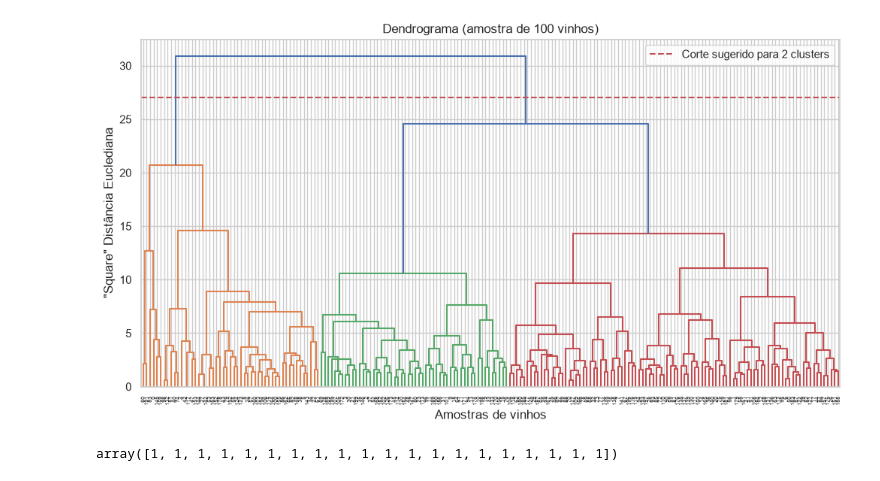
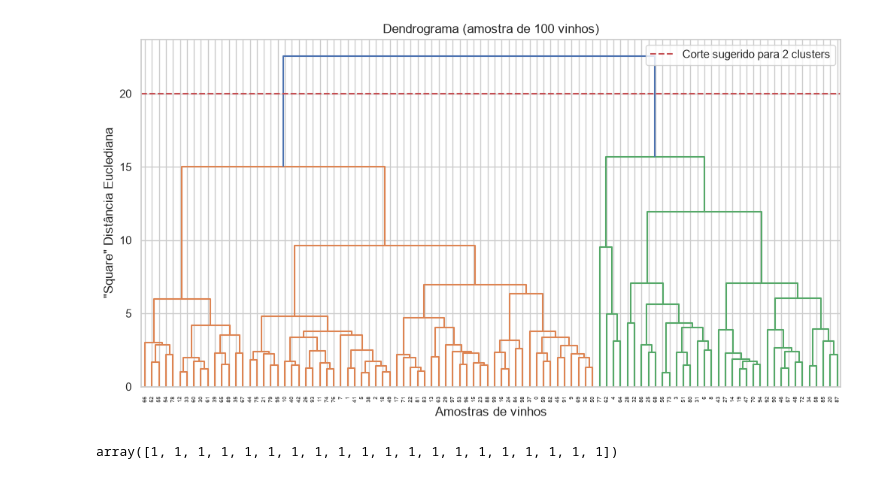
Before and after one commit to jacomassi04/Exercicio-Aula-Aprendizado-de-M-quina-N-o-Supervisionado-1, a Jupyter notebook: Exercicio_HAC_questao_3.ipynb, the cells around one changed output. Cells and saved outputs as stored; diff of their text form; code cells hidden in the pictures.

```diff
--- a/Exercicio_HAC_questao_3.ipynb
+++ b/Exercicio_HAC_questao_3.ipynb
@@ -15,5 +15,5 @@ sns.set_theme(style='whitegrid')
 np.random.seed(42)
 # %%
 # carrega base de dados
-df = pd.read_csv("/Users/claudiojacomassi/Documents/GitHub/Exercicio Aula Aprendizado de Máquina Não Supervisionado 1/vinhos_dataset.csv")
+df = pd.read_csv("/Users/claudiojacomassi/Documents/GitHub/Exercicio Aula Aprendizado de Máquina Não Supervisionado 1/vinhos_dataset_cleaned.csv")
 # %%
@@ -56,5 +56,6 @@ X.head()
 # %%
 # Faz o scaler dos "features" usando o standardscaler
+scaler = StandardScaler()
 X_scaled = scaler.fit_transform(X)
 X_scaled[:5]
 # %% [output]
@@ -76,21 +77,20 @@ array([[ 0.14247327,  2.18883292, -2.19283252, -0.7447781 ,  0.56995782,
 # %%
-# Vamos visualizar um dendrograma com uma amostra dos dados
-# Dendrogramas com muitos pontos ficam ilegíveis
-amostra_indices = np.random.choice(len(X), size=200, replace=False)
+# Produz dendograma com uma amostra dos dados
+amostra_indices = np.random.choice(len(X), size=100, replace=False)
 X_amostra = X_scaled[amostra_indices]
 
 # Calcular linkage para o dendrograma
 Z = linkage(X_amostra, method='ward')
 
 # Plotar dendrograma
 plt.figure(figsize=(12, 6))
 dendrogram(Z)
 plt.title('Dendrograma (amostra de 100 vinhos)')
 plt.xlabel('Amostras de vinhos')
 plt.ylabel('"Square" Distância Euclediana')
-plt.axhline(y=27, color='r', linestyle='--', label='Corte sugerido para 2 clusters')
+plt.axhline(y=20, color='r', linestyle='--', label='Corte sugerido para 2 clusters')
 plt.legend()
 plt.show()
 # %% [output]
-[figure, old version]
+[figure, new version]
 # %%
```
Also changed, not shown: parts of 11 cells of this notebook, 8 other files.
